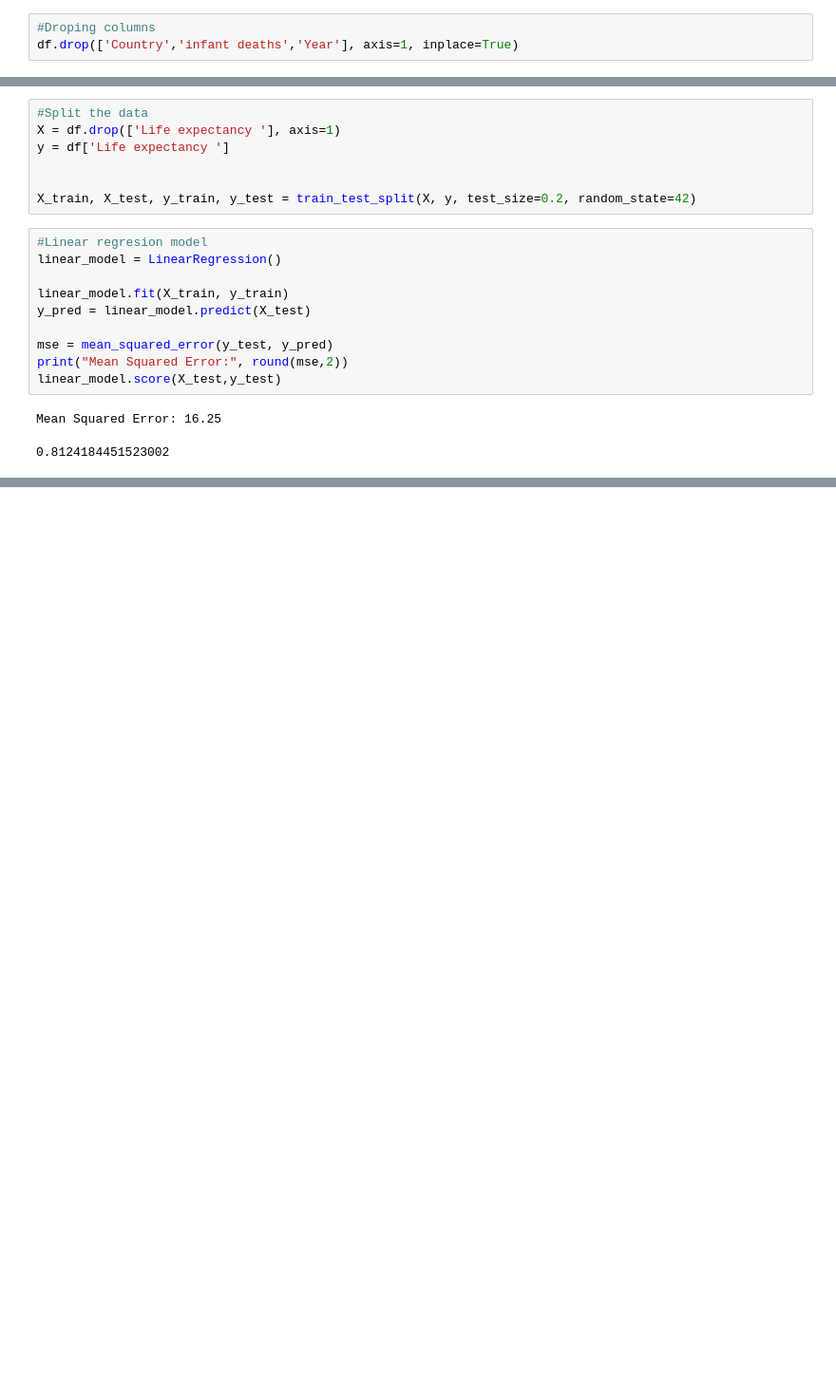
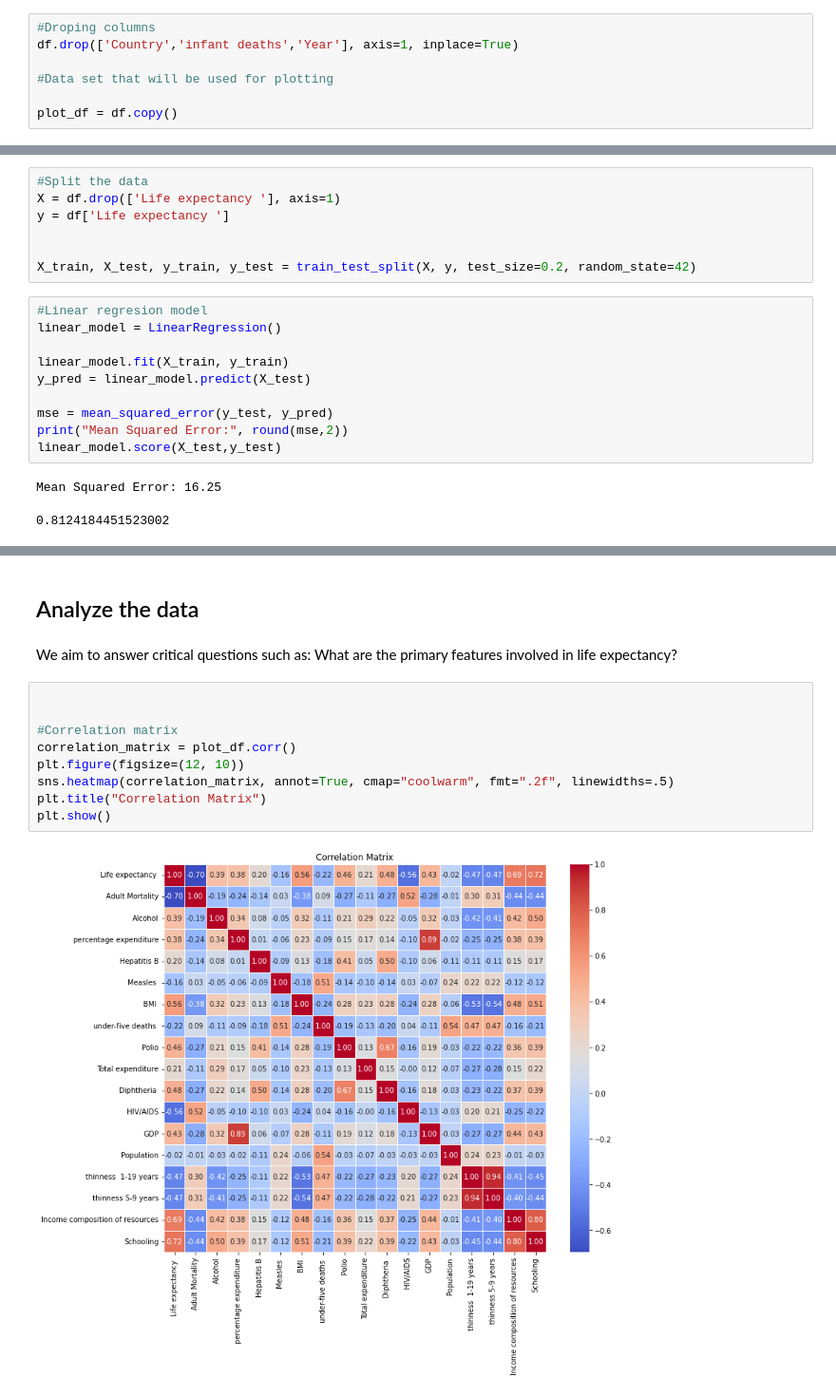
Before and after one commit to srodriguez252/Life-Expectancy, a Jupyter notebook: life_expectancy.ipynb, the cells around one changed output, grey strips where cells are left out. Shown at 95% size. Saved outputs shown, nothing was run; the diff lists cells and outputs as text; blank space fills up the shorter version.

```diff
--- a/life_expectancy.ipynb
+++ b/life_expectancy.ipynb
@@ -291,3 +206,7 @@ plt.show()
 # %%
 #Droping columns
 df.drop(['Country','infant deaths','Year'], axis=1, inplace=True)
+
+#Data set that will be used for plotting
+
+plot_df = df.copy()
@@ -344,0 +268,15 @@ Mean Squared Error Random Forest:  2.8
+# %% [markdown]
+## Analyze the data
+# %% [markdown]
+We aim to answer critical questions such as: What are the primary features involved in life expectancy?
+# %%
+
+
+#Correlation matrix
+correlation_matrix = plot_df.corr()
+plt.figure(figsize=(12, 10))
+sns.heatmap(correlation_matrix, annot=True, cmap="coolwarm", fmt=".2f", linewidths=.5)
+plt.title("Correlation Matrix")
+plt.show()
+# %% [output]
+[figure, added]
```
Also changed, not shown: parts of 36 cells of this notebook.
